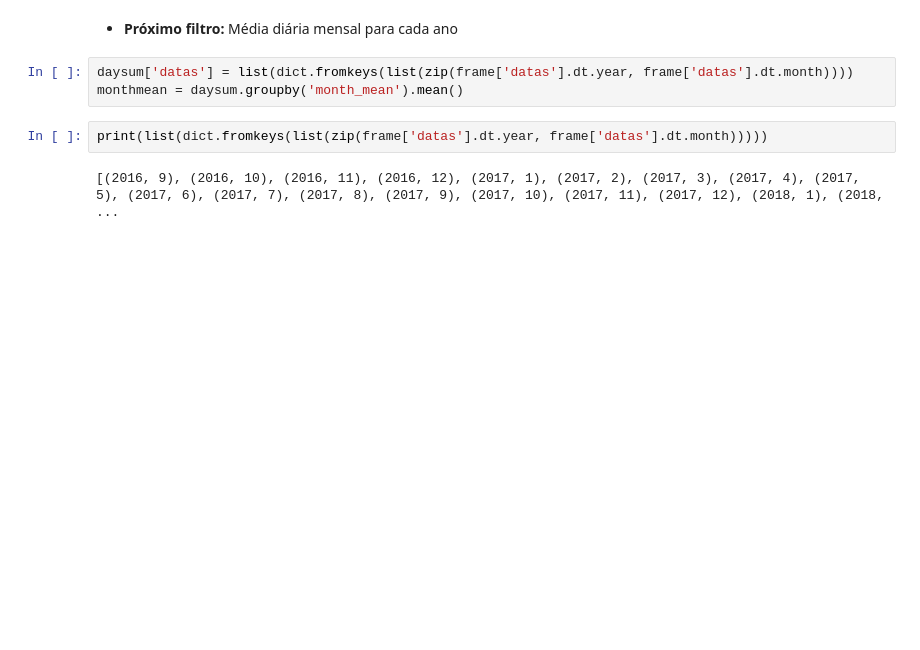
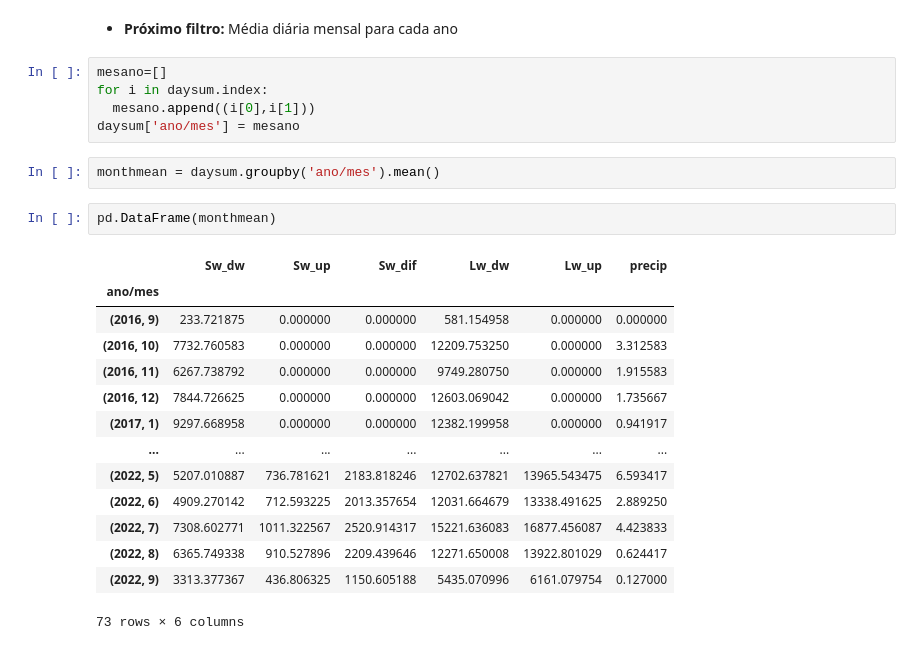
Before and after one commit to igordantasgf/analise_dados_microambientais, a Jupyter notebook: estudos1.ipynb, the cells around one changed output. Saved outputs shown, nothing was run; the diff lists cells and outputs as text; blank space fills up the shorter version.

```diff
--- a/estudos1.ipynb
+++ b/estudos1.ipynb
@@ -152,9 +167,26 @@ daysum
 # %% [markdown]
 * **Próximo filtro:** Média diária mensal para cada ano
-# %%
-daysum['datas'] = list(dict.fromkeys(list(zip(frame['datas'].dt.year, frame['datas'].dt.month))))
-monthmean = daysum.groupby('month_mean').mean()
-# %%
-print(list(dict.fromkeys(list(zip(frame['datas'].dt.year, frame['datas'].dt.month)))))
-# %% [output]
-[(2016, 9), (2016, 10), (2016, 11), (2016, 12), (2017, 1), (2017, 2), (2017, 3), (2017, 4), (2017, 5), (2017, 6), (2017, 7), (2017, 8), (2017, 9), (2017, 10), (2017, 11), (2017, 12), (2018, 1), (2018, ...
+# %%
+mesano=[]
+for i in daysum.index:
+  mesano.append((i[0],i[1]))
+daysum['ano/mes'] = mesano
+# %%
+monthmean = daysum.groupby('ano/mes').mean()
+# %%
+pd.DataFrame(monthmean)
+# %% [output]
+|  | Sw_dw | Sw_up | Sw_dif | Lw_dw | Lw_up | precip |
+| ano/mes |  |  |  |  |  |  |
+| (2016, 9) | 233.721875 | 0.000000 | 0.000000 | 581.154958 | 0.000000 | 0.000000 |
+| (2016, 10) | 7732.760583 | 0.000000 | 0.000000 | 12209.753250 | 0.000000 | 3.312583 |
+| (2016, 11) | 6267.738792 | 0.000000 | 0.000000 | 9749.280750 | 0.000000 | 1.915583 |
+| (2016, 12) | 7844.726625 | 0.000000 | 0.000000 | 12603.069042 | 0.000000 | 1.735667 |
+| (2017, 1) | 9297.668958 | 0.000000 | 0.000000 | 12382.199958 | 0.000000 | 0.941917 |
+| ... | ... | ... | ... | ... | ... | ... |
+| (2022, 5) | 5207.010887 | 736.781621 | 2183.818246 | 12702.637821 | 13965.543475 | 6.593417 |
+| (2022, 6) | 4909.270142 | 712.593225 | 2013.357654 | 12031.664679 | 13338.491625 | 2.889250 |
+| (2022, 7) | 7308.602771 | 1011.322567 | 2520.914317 | 15221.636083 | 16877.456087 | 4.423833 |
+| (2022, 8) | 6365.749338 | 910.527896 | 2209.439646 | 12271.650008 | 13922.801029 | 0.624417 |
+| (2022, 9) | 3313.377367 | 436.806325 | 1150.605188 | 5435.070996 | 6161.079754 | 0.127000 |
+73 rows × 6 columns
```
Also changed, not shown: parts of 1 cell of this notebook.
